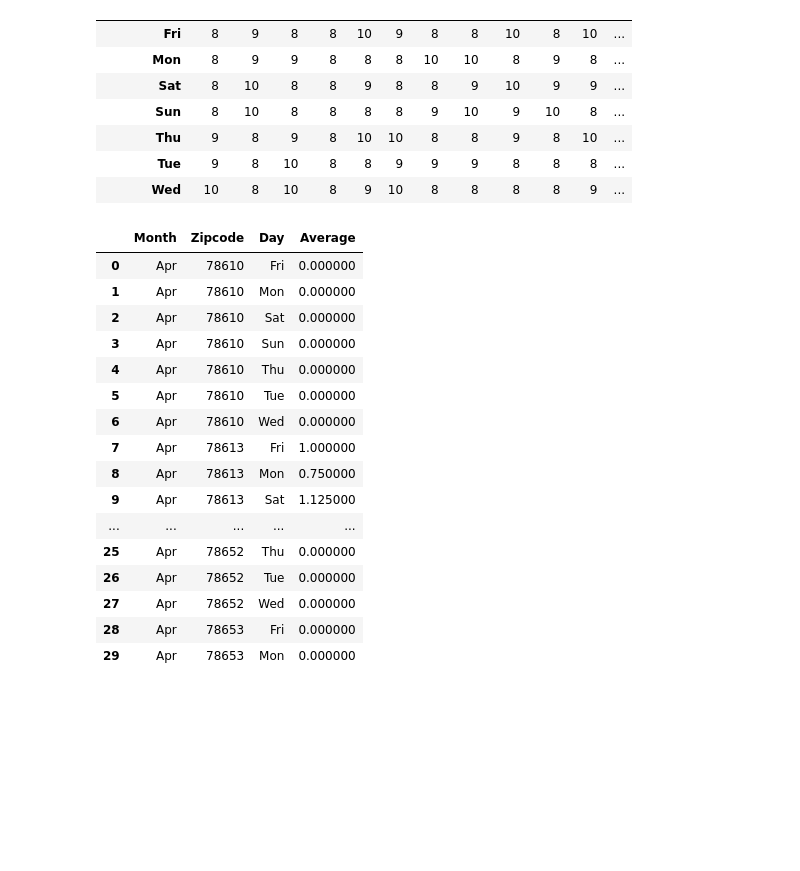
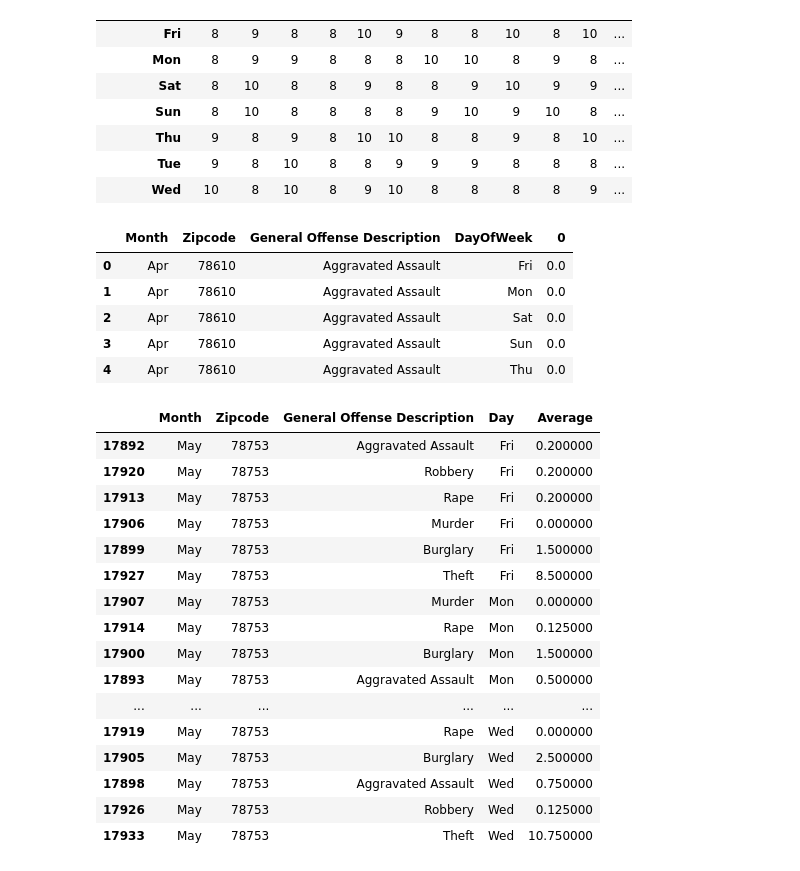
Before and after one commit to sxzhu/mis381_project, a Jupyter notebook: Exploratory_Template-model.ipynb, the cells around one changed output. Saved outputs shown, nothing was run; the diff lists cells and outputs as text; code cells hidden in the pictures; blank space fills up the shorter version.

```diff
--- a/Exploratory_Template-model.ipynb
+++ b/Exploratory_Template-model.ipynb
@@ -98,6 +106,6 @@ crime.head()
 | 4 | 10/02/2014 12:00:00 AM | N | 3 | 9.02 | G | AGG ROBBERY/DEADLY WEAPON | ... |
 # %%
 df = crime
-result = pd.crosstab(df['DayOfWeek'], [df['Month'], df['Zipcode']], dropna=False)
+result = pd.crosstab(df['DayOfWeek'], [df['Month'], df['Zipcode'], df['General Offense Description']], dropna=False)
 result
 # %% [output]
@@ -128,23 +137,34 @@ test
 | Wed | 10 | 8 | 10 | 8 | 9 | 10 | 8 | 8 | 8 | 8 | 9 | ... |
 # %%
 final = pd.DataFrame((result/test).unstack()).reset_index()
-final.columns = ['Month', 'Zipcode', 'Day', 'Average']
-final[:30]
+final.head()
 # %% [output]
-|  | Month | Zipcode | Day | Average |
-| 0 | Apr | 78610 | Fri | 0.000000 |
-| 1 | Apr | 78610 | Mon | 0.000000 |
-| 2 | Apr | 78610 | Sat | 0.000000 |
-| 3 | Apr | 78610 | Sun | 0.000000 |
-| 4 | Apr | 78610 | Thu | 0.000000 |
-| 5 | Apr | 78610 | Tue | 0.000000 |
-| 6 | Apr | 78610 | Wed | 0.000000 |
-| 7 | Apr | 78613 | Fri | 1.000000 |
-| 8 | Apr | 78613 | Mon | 0.750000 |
-| 9 | Apr | 78613 | Sat | 1.125000 |
-| ... | ... | ... | ... | ... |
-| 25 | Apr | 78652 | Thu | 0.000000 |
-| 26 | Apr | 78652 | Tue | 0.000000 |
-| 27 | Apr | 78652 | Wed | 0.000000 |
-| 28 | Apr | 78653 | Fri | 0.000000 |
-| 29 | Apr | 78653 | Mon | 0.000000 |
+|  | Month | Zipcode | General Offense Description | DayOfWeek | 0 |
+| 0 | Apr | 78610 | Aggravated Assault | Fri | 0.0 |
+| 1 | Apr | 78610 | Aggravated Assault | Mon | 0.0 |
+| 2 | Apr | 78610 | Aggravated Assault | Sat | 0.0 |
+| 3 | Apr | 78610 | Aggravated Assault | Sun | 0.0 |
+| 4 | Apr | 78610 | Aggravated Assault | Thu | 0.0 |
+# %%
+final.columns = ['Month', 'Zipcode', 'General Offense Description', 'Day', 'Average']
+one = final[final['Zipcode']=='78753']
+two = one[one['Month']=='May']
+two.sort_values('Day')
+# %% [output]
+|  | Month | Zipcode | General Offense Description | Day | Average |
+| 17892 | May | 78753 | Aggravated Assault | Fri | 0.200000 |
+| 17920 | May | 78753 | Robbery | Fri | 0.200000 |
+| 17913 | May | 78753 | Rape | Fri | 0.200000 |
+| 17906 | May | 78753 | Murder | Fri | 0.000000 |
+| 17899 | May | 78753 | Burglary | Fri | 1.500000 |
+| 17927 | May | 78753 | Theft | Fri | 8.500000 |
+| 17907 | May | 78753 | Murder | Mon | 0.000000 |
+| 17914 | May | 78753 | Rape | Mon | 0.125000 |
+| 17900 | May | 78753 | Burglary | Mon | 1.500000 |
+| 17893 | May | 78753 | Aggravated Assault | Mon | 0.500000 |
+| ... | ... | ... | ... | ... | ... |
+| 17919 | May | 78753 | Rape | Wed | 0.000000 |
+| 17905 | May | 78753 | Burglary | Wed | 2.500000 |
+| 17898 | May | 78753 | Aggravated Assault | Wed | 0.750000 |
+| 17926 | May | 78753 | Robbery | Wed | 0.125000 |
+| 17933 | May | 78753 | Theft | Wed | 10.750000 |
```
Also changed, not shown: parts of 4 cells of this notebook.
